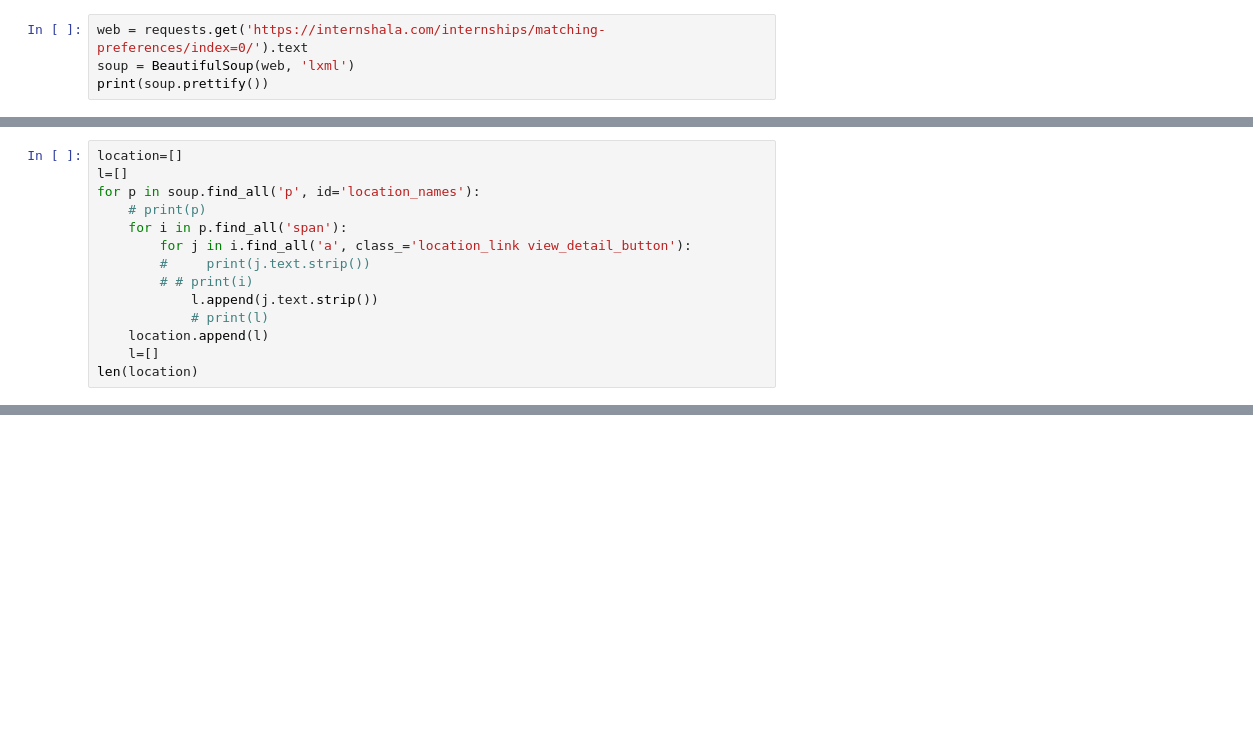
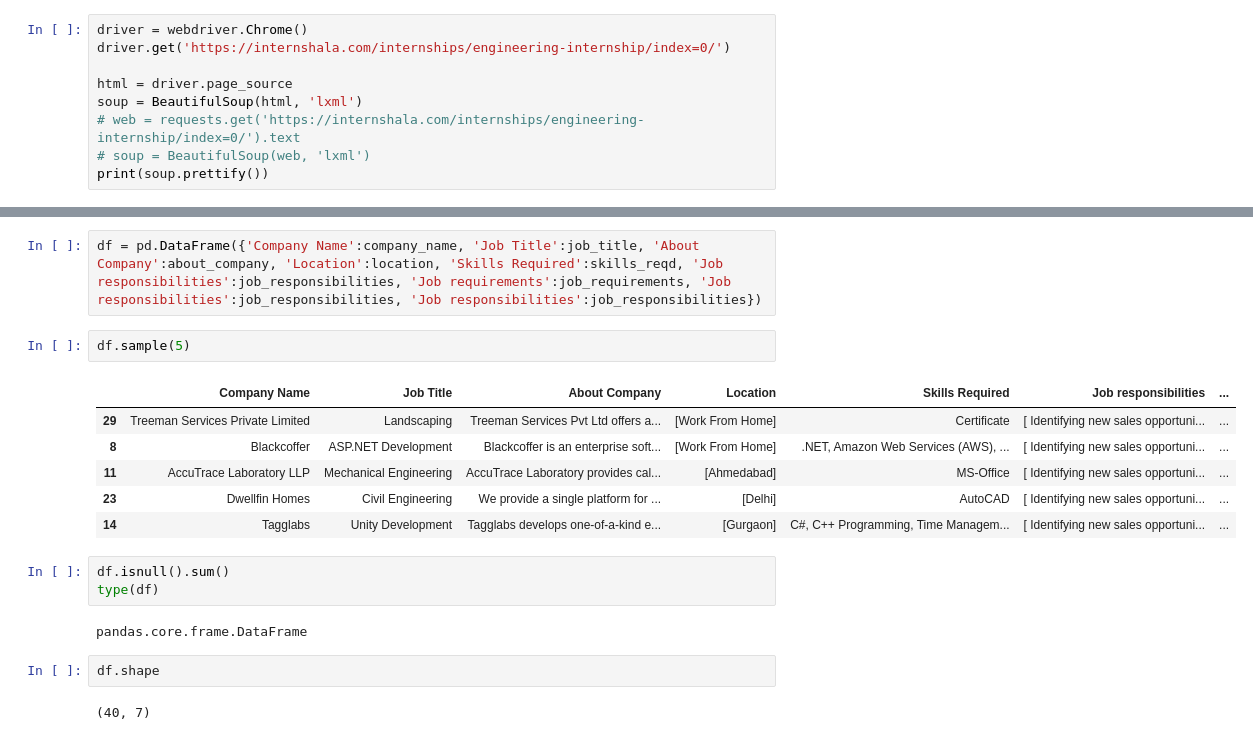
Before and after one commit to Dksie09/HireMe, a Jupyter notebook: main.ipynb, the cells around one changed output, grey strips where cells are left out. Cells and saved outputs as stored; diff of their text form; blank space fills up the shorter version.

```diff
--- a/main.ipynb
+++ b/main.ipynb
@@ -5,5 +6,10 @@ from bs4 import BeautifulSoup
 # %%
-web = requests.get('https://internshala.com/internships/matching-preferences/index=0/').text
-soup = BeautifulSoup(web, 'lxml')
+driver = webdriver.Chrome()
+driver.get('https://internshala.com/internships/engineering-internship/index=0/')
+
+html = driver.page_source
+soup = BeautifulSoup(html, 'lxml')
+# web = requests.get('https://internshala.com/internships/engineering-internship/index=0/').text
+# soup = BeautifulSoup(web, 'lxml')
 print(soup.prettify())
 # %% [output]
@@ -76,14 +58,0 @@ for div in soup.find_all('div', class_="cta_container"):
-# %%
-location=[]
-l=[]
-for p in soup.find_all('p', id='location_names'):
-    # print(p)
-    for i in p.find_all('span'):
-        for j in i.find_all('a', class_='location_link view_detail_button'):
-        #     print(j.text.strip())
-        # # print(i)
-            l.append(j.text.strip())
-            # print(l)
-    location.append(l)
-    l=[]
-len(location)
@@ -91,0 +203,20 @@ len(location)
+# %%
+df = pd.DataFrame({'Company Name':company_name, 'Job Title':job_title, 'About Company':about_company, 'Location':location, 'Skills Required':skills_reqd, 'Job responsibilities':job_responsibilities, 'Job requirements':job_requirements, 'Job responsibilities':job_responsibilities, 'Job responsibilities':job_responsibilities})
+# %%
+df.sample(5)
+# %% [output]
+|  | Company Name | Job Title | About Company | Location | Skills Required | Job responsibilities | ... |
+| 29 | Treeman Services Private Limited | Landscaping | Treeman Services Pvt Ltd offers a... | [Work From Home] | Certificate | [ Identifying new sales opportuni... | ... |
+| 8 | Blackcoffer | ASP.NET Development | Blackcoffer is an enterprise soft... | [Work From Home] | .NET, Amazon Web Services (AWS), ... | [ Identifying new sales opportuni... | ... |
+| 11 | AccuTrace Laboratory LLP | Mechanical Engineering | AccuTrace Laboratory provides cal... | [Ahmedabad] | MS-Office | [ Identifying new sales opportuni... | ... |
+| 23 | Dwellfin Homes | Civil Engineering | We provide a single platform for ... | [Delhi] | AutoCAD | [ Identifying new sales opportuni... | ... |
+| 14 | Tagglabs | Unity Development | Tagglabs develops one-of-a-kind e... | [Gurgaon] | C#, C++ Programming, Time Managem... | [ Identifying new sales opportuni... | ... |
+# %%
+df.isnull().sum()
+type(df)
+# %% [output]
+pandas.core.frame.DataFrame
+# %%
+df.shape
+# %% [output]
+(40, 7)
```
Also changed, not shown: parts of 19 cells of this notebook, 1 other file.
